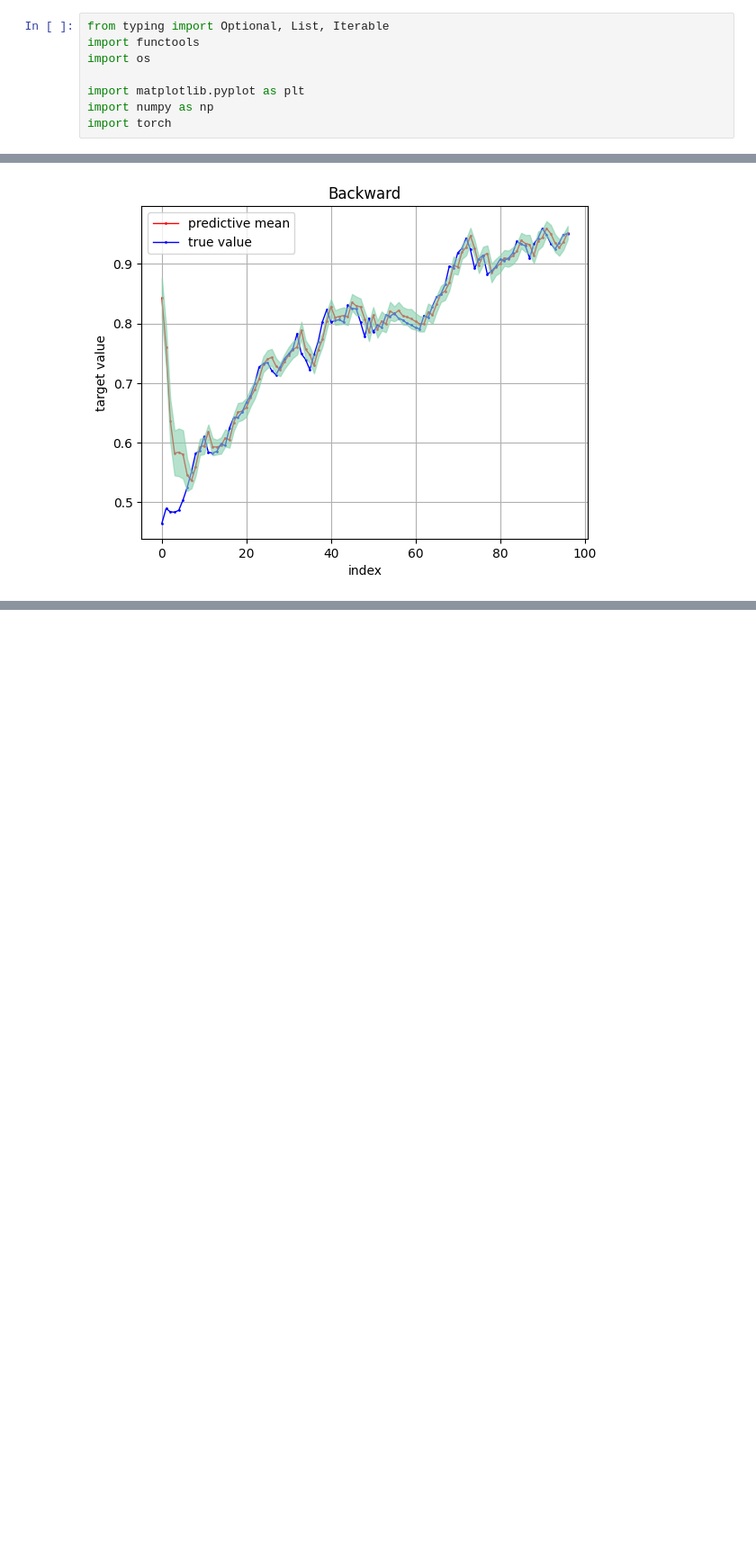
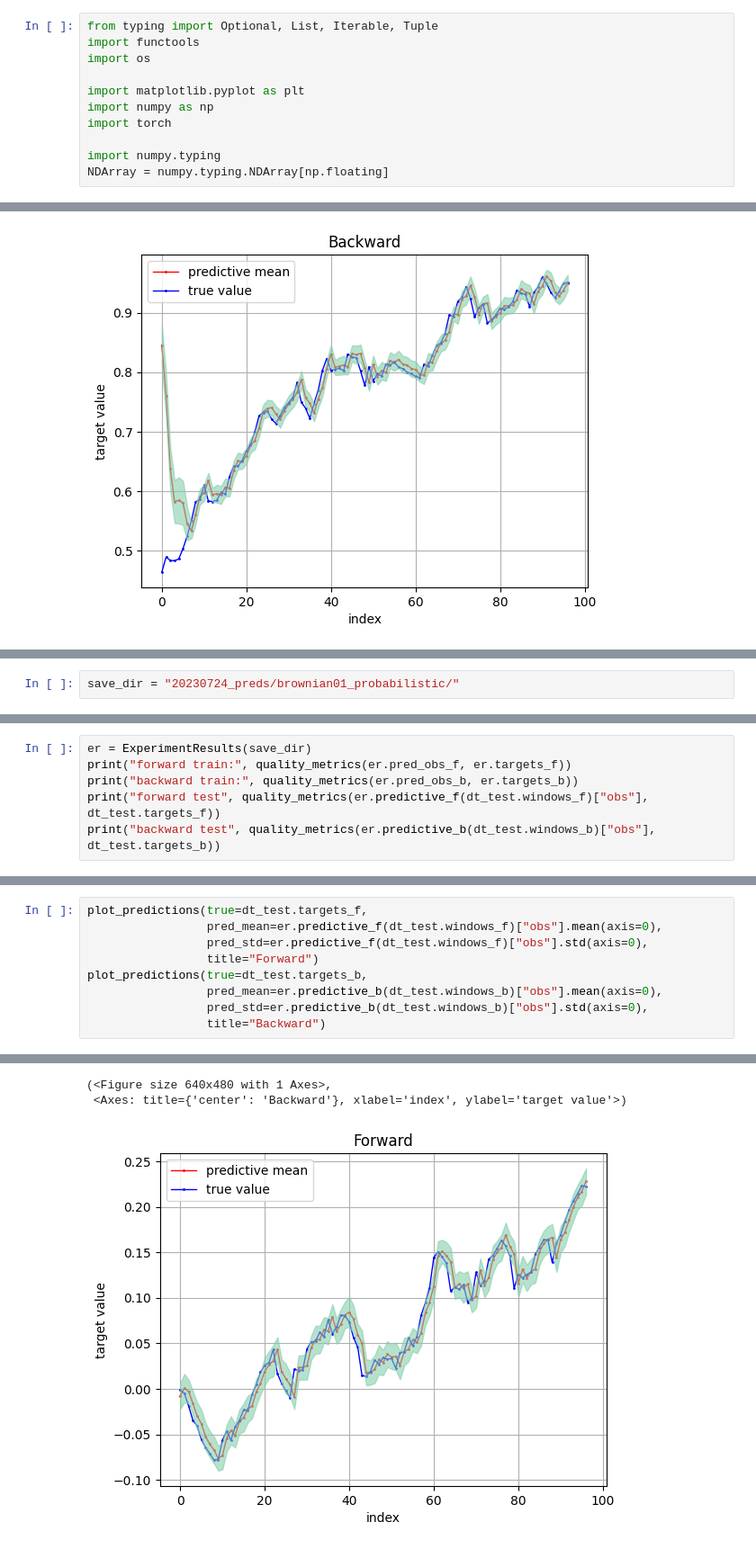
Before and after one commit to mathymess/reversibility-of-processes, a Jupyter notebook: bayesian_brownian_particle.ipynb, the cells around one changed output, grey strips where cells are left out. Shown at 90% size. Cells and saved outputs as stored; diff of their text form; blank space fills up the shorter version.

Commit message:
bayesian_brownian_particle.ipynb: simple flip reversibility

```diff
--- a/bayesian_brownian_particle.ipynb
+++ b/bayesian_brownian_particle.ipynb
@@ -5,11 +5,14 @@ Procedure for generating the trajectories of Brownian particle is based on the [
 # %%
-from typing import Optional, List, Iterable
+from typing import Optional, List, Iterable, Tuple
 import functools
 import os
 
 import matplotlib.pyplot as plt
 import numpy as np
 import torch
+
+import numpy.typing
+NDArray = numpy.typing.NDArray[np.floating]
 # %%
 from brownian_datagen import BrownianDatagen
 from bayesian import (posterior_predictive_forward_and_backward, ExperimentResults,
@@ -100,0 +107,2 @@ torch.Size([97]) torch.Size([97])
+# %%
+save_dir = "20230724_preds/brownian01_probabilistic/"
@@ -100,0 +150,6 @@ torch.Size([97]) torch.Size([97])
+# %%
+er = ExperimentResults(save_dir)
+print("forward train:", quality_metrics(er.pred_obs_f, er.targets_f))
+print("backward train:", quality_metrics(er.pred_obs_b, er.targets_b))
+print("forward test", quality_metrics(er.predictive_f(dt_test.windows_f)["obs"], dt_test.targets_f))
+print("backward test", quality_metrics(er.predictive_b(dt_test.windows_b)["obs"], dt_test.targets_b))
@@ -100,0 +161,10 @@ torch.Size([97]) torch.Size([97])
+# %%
+plot_predictions(true=dt_test.targets_f,
+                 pred_mean=er.predictive_f(dt_test.windows_f)["obs"].mean(axis=0),
+                 pred_std=er.predictive_f(dt_test.windows_f)["obs"].std(axis=0),
+                 title="Forward")
+plot_predictions(true=dt_test.targets_b,
+                 pred_mean=er.predictive_b(dt_test.windows_b)["obs"].mean(axis=0),
+                 pred_std=er.predictive_b(dt_test.windows_b)["obs"].std(axis=0),
+                 title="Backward")
+# %% [output]
@@ -100,0 +173,3 @@ torch.Size([97]) torch.Size([97])
+(<Figure size 640x480 with 1 Axes>,
+ <Axes: title={'center': 'Backward'}, xlabel='index', ylabel='target value'>)
+[figure, added]
```
Also changed, not shown: parts of 10 cells of this notebook.
